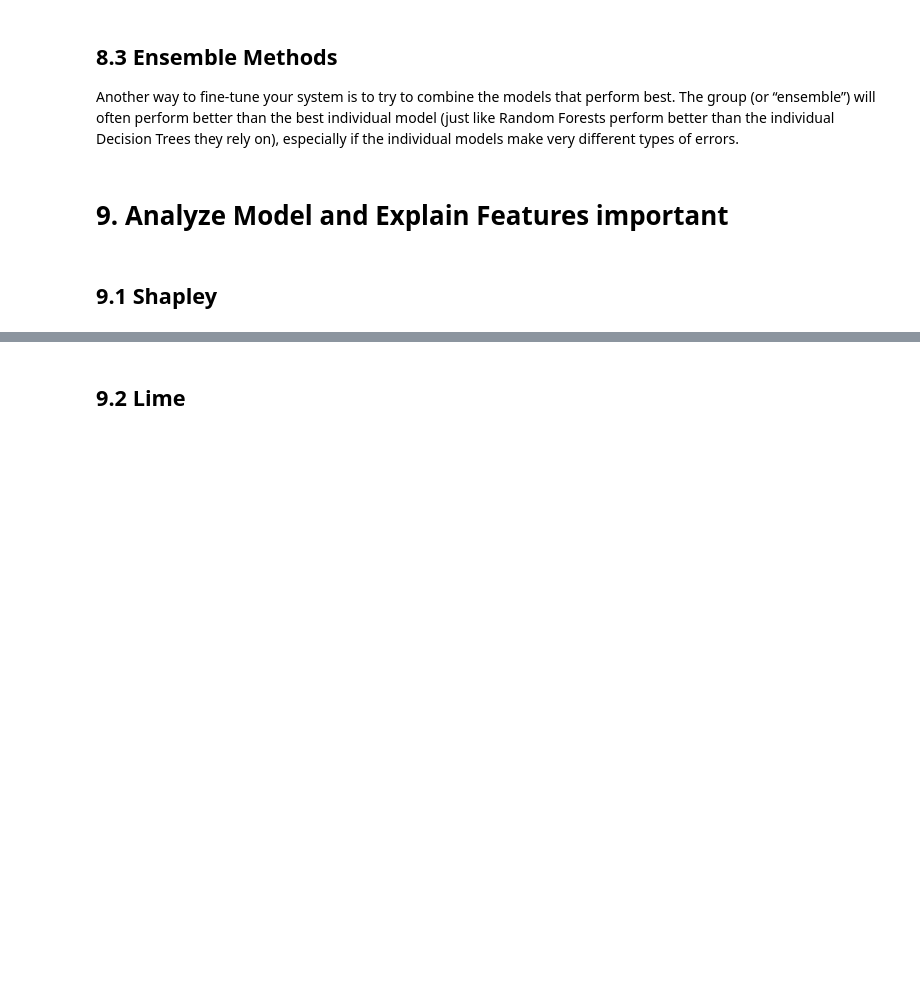
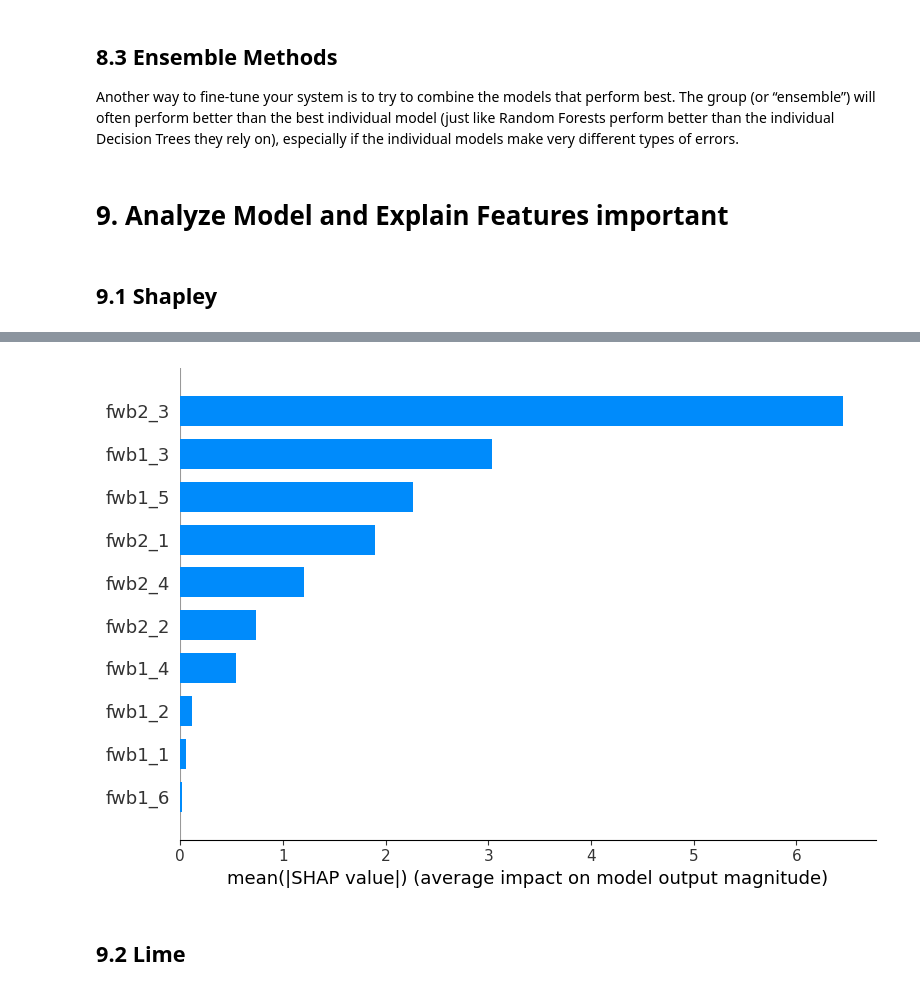
Before and after one commit to MarkPhamm/AI-Project, a Jupyter notebook: end-to-end.ipynb, the cells around one changed output, grey strips where cells are left out. Drawn from its saved outputs; the diff is of its cells as text; code cells hidden in the pictures; blank space fills up the shorter version.

```diff
--- a/end-to-end.ipynb
+++ b/end-to-end.ipynb
@@ -452,3 +472,9 @@ import shap
+# %%
+shap.summary_plot(shap_values[5].reshape(1, -1),
+                  plot_type="bar",
+                  feature_names=test.columns)
+# %% [output]
+[figure, added]
 # %% [markdown]
 ## 9.2 Lime
 # %%
```
Also changed, not shown: parts of 21 cells of this notebook, 1 other file.
